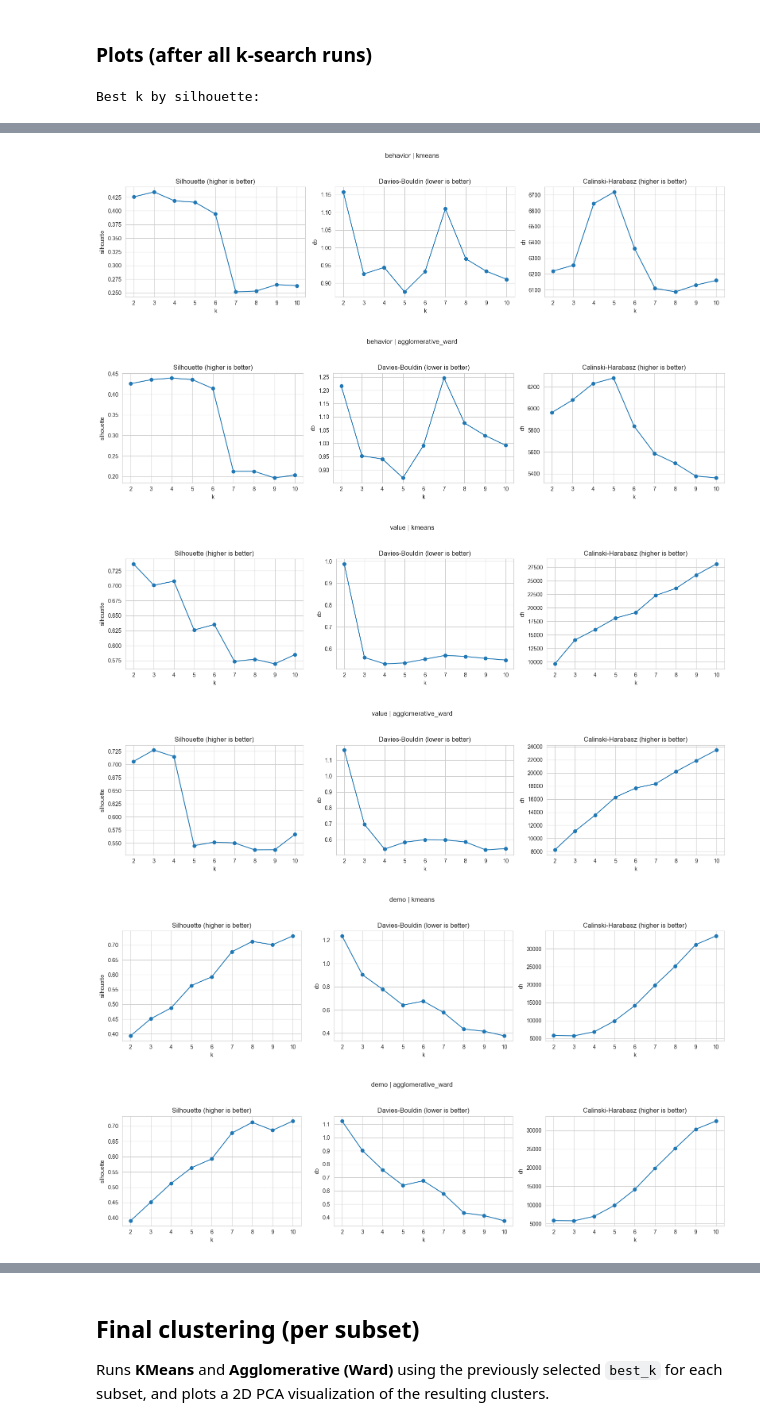
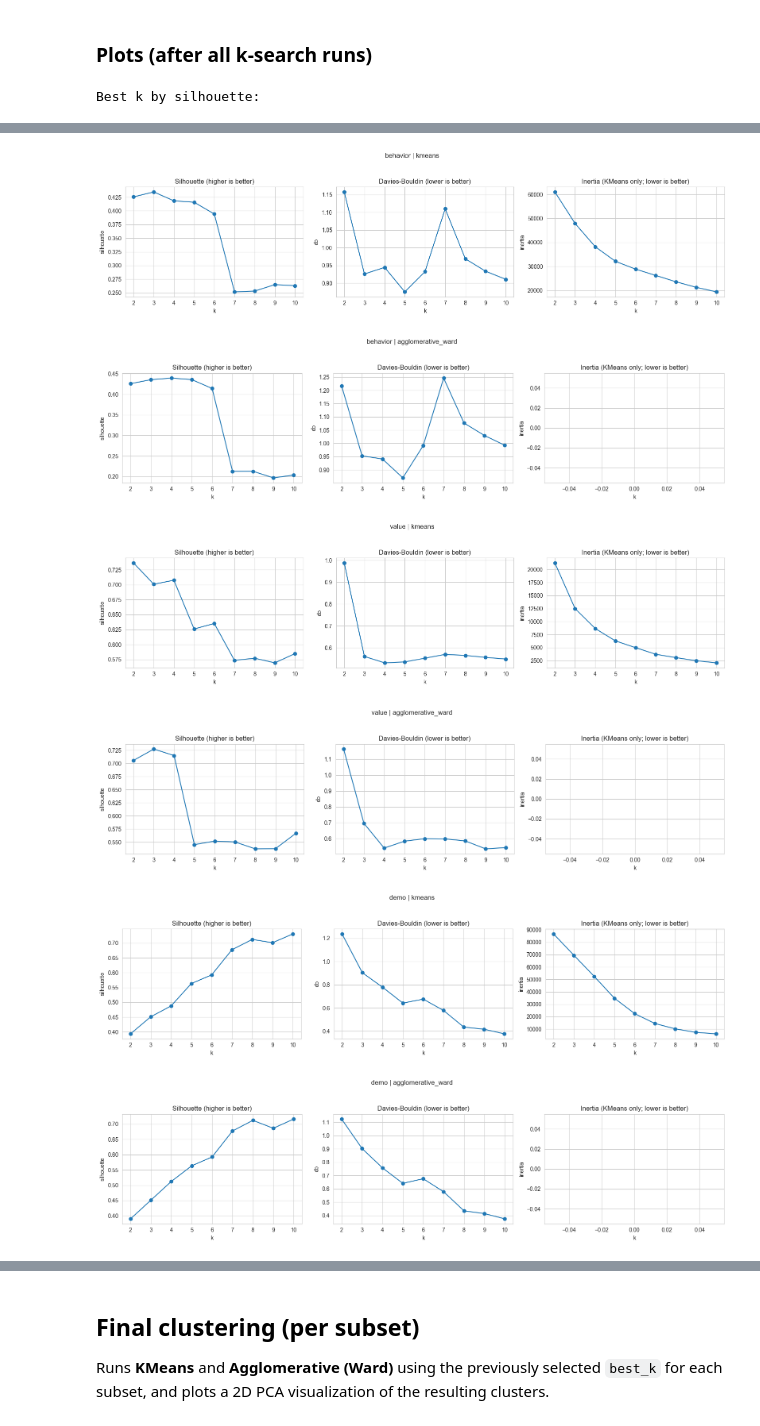
Before and after one commit to Port0goose/Data-Mining-Assignment, a Jupyter notebook: Group68_Clustering_Code_new_approach.ipynb, the cells around one changed output, grey strips where cells are left out. Saved outputs shown, nothing was run; the diff lists cells and outputs as text; code cells hidden in the pictures.

```diff
--- a/Group68_Clustering_Code_new_approach.ipynb
+++ b/Group68_Clustering_Code_new_approach.ipynb
@@ -195,25 +193,23 @@ To select the number of clusters $k$, we evaluate standard internal validation m
 
 We primarily choose $k$ by **silhouette** for a single, consistent rule.
 # %%
-def _clustering_metrics(X: np.ndarray, labels: np.ndarray) -> Tuple[float, float, float]:
+def _clustering_metrics(X: np.ndarray, labels: np.ndarray) -> Tuple[float, float]:
     sil = silhouette_score(X, labels)
     db = davies_bouldin_score(X, labels)
-    ch = calinski_harabasz_score(X, labels)
-    return float(sil), float(db), float(ch)
+    return float(sil), float(db)
 
 def evaluate_k_kmeans(X: np.ndarray,k_values: Iterable[int] = range(2, 11),random_state: int = 42,n_init: int = 20,) -> pd.DataFrame:
     rows = []
     for k in k_values:
         model = KMeans(n_clusters=int(k), random_state=random_state, n_init=n_init)
         labels = model.fit_predict(X)
-        sil, db, ch = _clustering_metrics(X, labels)
+        sil, db = _clustering_metrics(X, labels)
         rows.append({
             "algorithm": "kmeans",
             "k": int(k),
             "inertia": float(model.inertia_),
             "silhouette": sil,
             "davies_bouldin": db,
-            "calinski_harabasz": ch,
         })
     return pd.DataFrame(rows).sort_values("k").reset_index(drop=True)
 
@@ -223,14 +219,13 @@ def evaluate_k_agglomerative(X: np.ndarray,k_values: Iterable[int] = range(2, 11
         # ward requires Euclidean distances and works well with standardized numeric features.
         model = AgglomerativeClustering(n_clusters=int(k), linkage=linkage)
         labels = model.fit_predict(X)
-        sil, db, ch = _clustering_metrics(X, labels)
+        sil, db = _clustering_metrics(X, labels)
         rows.append({
             "algorithm": f"agglomerative_{linkage}",
             "k": int(k),
             "inertia": np.nan,
             "silhouette": sil,
             "davies_bouldin": db,
-            "calinski_harabasz": ch,
         })
     return pd.DataFrame(rows).sort_values("k").reset_index(drop=True)
 
@@ -408,42 +403,44 @@ def plot_k_search(sub: pd.DataFrame, feature_set: str, algorithm: str) -> None:
     axes[1].set_title("Davies-Bouldin (lower is better)")
     axes[1].set_xlabel("k")
     axes[1].set_ylabel("db")
 
-    axes[2].plot(sub["k"], sub["calinski_harabasz"], marker="o")
-    axes[2].set_title("Calinski-Harabasz (higher is better)")
+    axes[2].plot(sub["k"], sub["inertia"], marker="o")
+    axes[2].set_title("Inertia (KMeans only; lower is better)")
     axes[2].set_xlabel("k")
-    axes[2].set_ylabel("ch")
+    axes[2].set_ylabel("inertia")
+
+    axes[2].set_xlabel("k")
 
     fig.suptitle(f"{feature_set} | {algorithm}", y=1.05)
     fig.tight_layout()
     fig.savefig(
         os.path.join(output_dir, f"k_search_{feature_set}_{algorithm}.png"),
         dpi=200,
         bbox_inches="tight",
     )
     plt.show()
 
 # Combine all per-cell results into one table
 results_df = pd.concat(all_results, ignore_index=True)
 
 print("Best k by silhouette:")
 display(pd.DataFrame(best_k))
 
 # Save / show metric plots per (feature_set, algorithm)
 for (fs, algo), sub in results_df.groupby(["feature_set", "algorithm"], sort=False):
     plot_k_search(sub, feature_set=str(fs), algorithm=str(algo))
 # %% [output]
 Best k by silhouette:
 |  | kmeans | agglomerative_ward |
 | behavior | 3 | 4 |
 | value | 2 | 3 |
 | demo | 10 | 10 |
-[figure, old version]
+[figure, new version]
-[figure, old version]
+[figure, new version]
-[figure, old version]
+[figure, new version]
-[figure, old version]
+[figure, new version]
-[figure, old version]
+[figure, new version]
-[figure, old version]
+[figure, new version]
 # %%
 # Combine all per-cell results into one table
 results_df = pd.concat(all_results, ignore_index=True)
```
Also changed, not shown: parts of 15 cells of this notebook, 18 other files.
